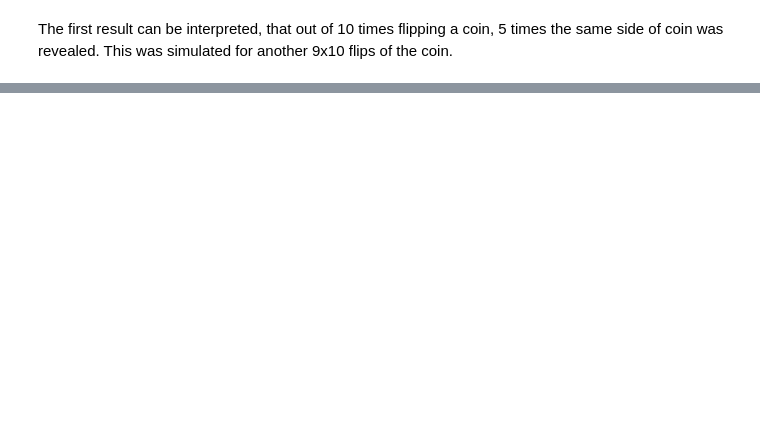
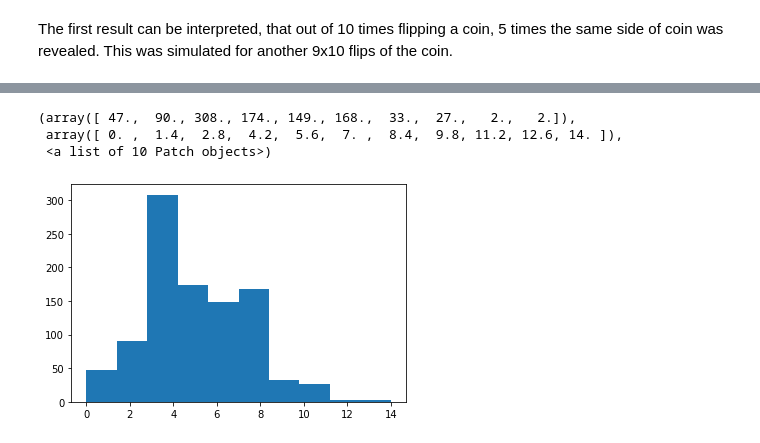
Before and after one commit to Crkonova76/Assignment-2019_Programming-for-Data-Analysis, a Jupyter notebook: Introduction to numpy.random package.ipynb, the cells around one changed output, grey strips where cells are left out. Cells and saved outputs as stored; diff of their text form; code cells hidden in the pictures; blank space fills up the shorter version.

Commit message:
Poisson distr

```diff
--- a/Introduction to numpy.random package.ipynb
+++ b/Introduction to numpy.random package.ipynb
@@ -470,0 +479,2 @@ The first result can be interpreted, that out of 10 times flipping a coin, 5 tim
+# %%
+s = np.random.poisson(5,1000)
@@ -470,0 +501,7 @@ The first result can be interpreted, that out of 10 times flipping a coin, 5 tim
+# %%
+pl.hist(s)
+# %% [output]
+(array([ 47.,  90., 308., 174., 149., 168.,  33.,  27.,   2.,   2.]),
+ array([ 0. ,  1.4,  2.8,  4.2,  5.6,  7. ,  8.4,  9.8, 11.2, 12.6, 14. ]),
+ <a list of 10 Patch objects>)
+[figure, added]
```
Also changed, not shown: parts of 40 cells of this notebook.
